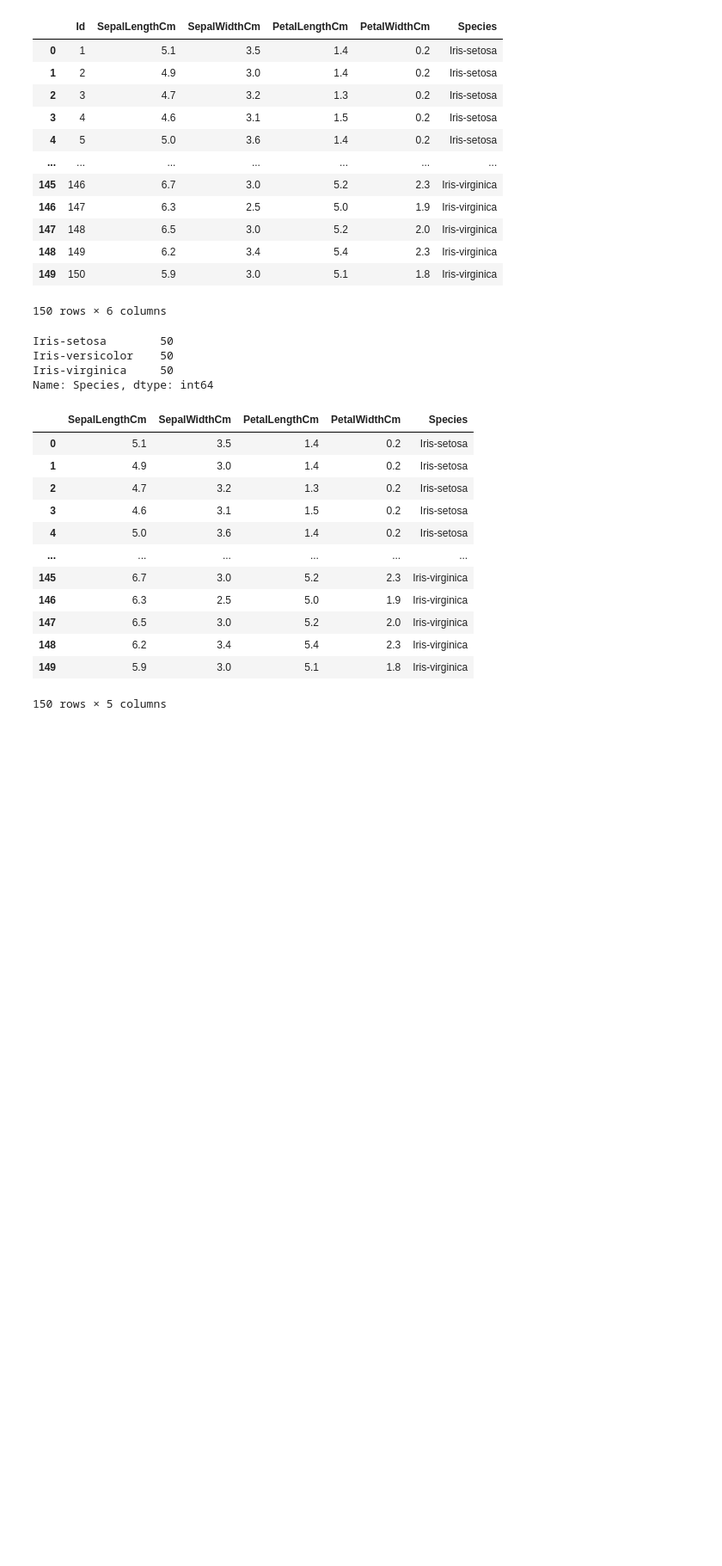
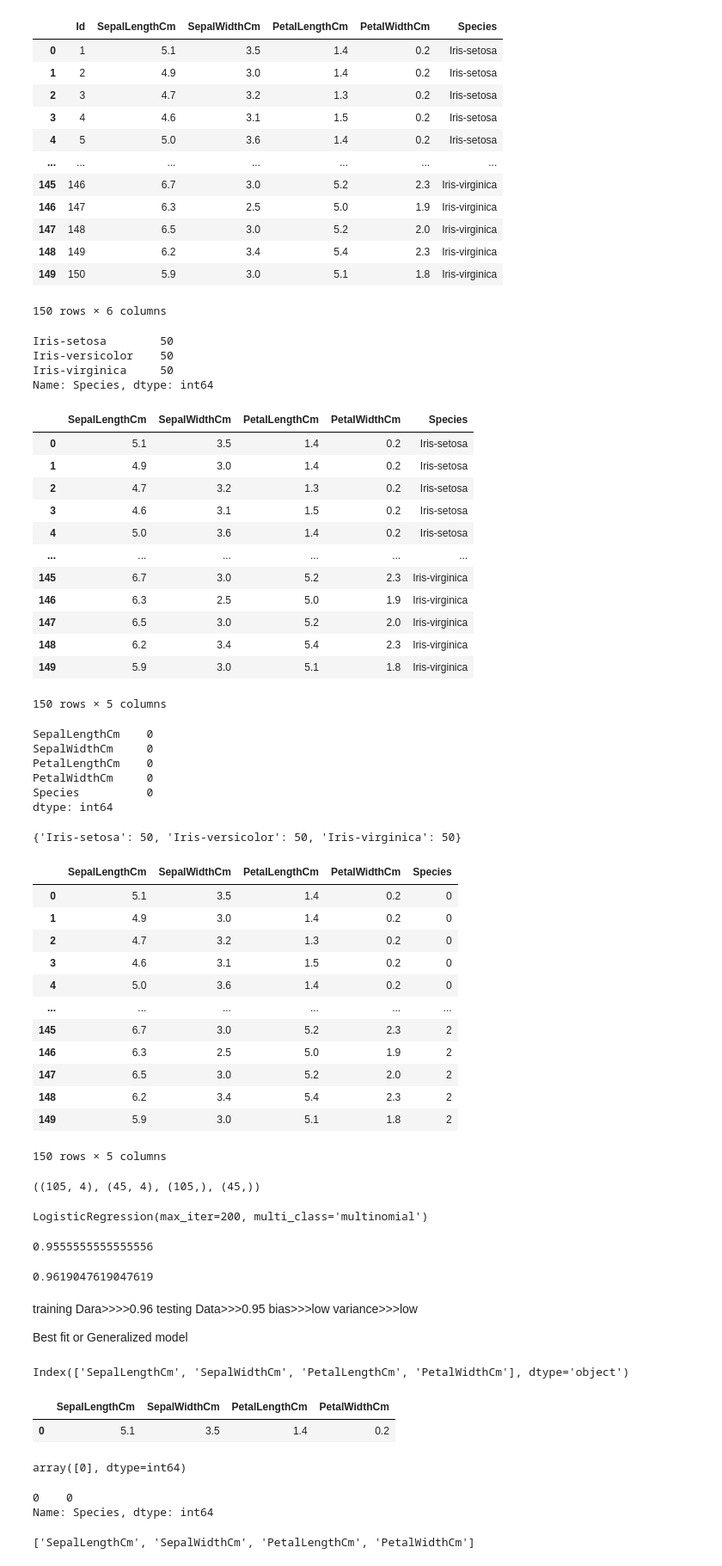
Before and after one commit to sonalishetebangal/iris_classicfication_1_project_27-3-2023, a Jupyter notebook: iris_1_classification_27_3_023.ipynb, the cells around one changed output. Shown: that part at 86% size. Saved outputs shown, nothing was run; the diff lists cells and outputs as text; code cells hidden in the pictures; blank space fills up the shorter version.

Commit message:
model training complete

```diff
--- a/iris_1_classification_27_3_023.ipynb
+++ b/iris_1_classification_27_3_023.ipynb
@@ -56,0 +61,30 @@ from sklearn.model_selection import train_test_split
+# %%
+df.isna().sum()
+# %% [output]
+SepalLengthCm    0
+SepalWidthCm     0
+PetalLengthCm    0
+PetalWidthCm     0
+Species          0
+dtype: int64
+# %%
+df["Species"].value_counts().to_dict()
+# %% [output]
+{'Iris-setosa': 50, 'Iris-versicolor': 50, 'Iris-virginica': 50}
+# %%
+df["Species"].replace({'Iris-setosa': 0, 'Iris-versicolor': 1, 'Iris-virginica': 2},inplace=True)
+df
+# %% [output]
+|  | SepalLengthCm | SepalWidthCm | PetalLengthCm | PetalWidthCm | Species |
+| 0 | 5.1 | 3.5 | 1.4 | 0.2 | 0 |
+| 1 | 4.9 | 3.0 | 1.4 | 0.2 | 0 |
+| 2 | 4.7 | 3.2 | 1.3 | 0.2 | 0 |
+| 3 | 4.6 | 3.1 | 1.5 | 0.2 | 0 |
+| 4 | 5.0 | 3.6 | 1.4 | 0.2 | 0 |
+| ... | ... | ... | ... | ... | ... |
+| 145 | 6.7 | 3.0 | 5.2 | 2.3 | 2 |
+| 146 | 6.3 | 2.5 | 5.0 | 1.9 | 2 |
+| 147 | 6.5 | 3.0 | 5.2 | 2.0 | 2 |
+| 148 | 6.2 | 3.4 | 5.4 | 2.3 | 2 |
+| 149 | 5.9 | 3.0 | 5.1 | 1.8 | 2 |
+150 rows × 5 columns
@@ -56,0 +96,26 @@ from sklearn.model_selection import train_test_split
+# %%
+x_train.shape,x_test.shape,y_train.shape,y_test.shape
+# %% [output]
+((105, 4), (45, 4), (105,), (45,))
+# %%
+#Model_Training
+model=LogisticRegression(max_iter=200,multi_class="multinomial")
+model.fit(x_train,y_train)
+# %% [output]
+LogisticRegression(max_iter=200, multi_class='multinomial')
+# %%
+#model Evaluation
+model.score(x_test,y_test)
+# %% [output]
+0.9555555555555556
+# %%
+model.score(x_train,y_train)
+# %% [output]
+0.9619047619047619
+# %% [markdown]
+training Dara>>>>0.96
+testing Data>>>0.95
+bias>>>low
+variance>>>low
+
+Best fit or Generalized model
@@ -56,0 +125,22 @@ from sklearn.model_selection import train_test_split
+# %%
+x.columns
+# %% [output]
+Index(['SepalLengthCm', 'SepalWidthCm', 'PetalLengthCm', 'PetalWidthCm'], dtype='object')
+# %%
+x.head(1)
+# %% [output]
+|  | SepalLengthCm | SepalWidthCm | PetalLengthCm | PetalWidthCm |
+| 0 | 5.1 | 3.5 | 1.4 | 0.2 |
+# %%
+model.predict([[5.1,3.5,1.4,0.2]])
+# %% [output]
+array([0], dtype=int64)
+# %%
+y.head(1)
+# %% [output]
+0    0
+Name: Species, dtype: int64
+# %%
+x.columns.values.tolist()
+# %% [output]
+['SepalLengthCm', 'SepalWidthCm', 'PetalLengthCm', 'PetalWidthCm']
```
Also changed, not shown: parts of 6 cells of this notebook, 2 other files.
